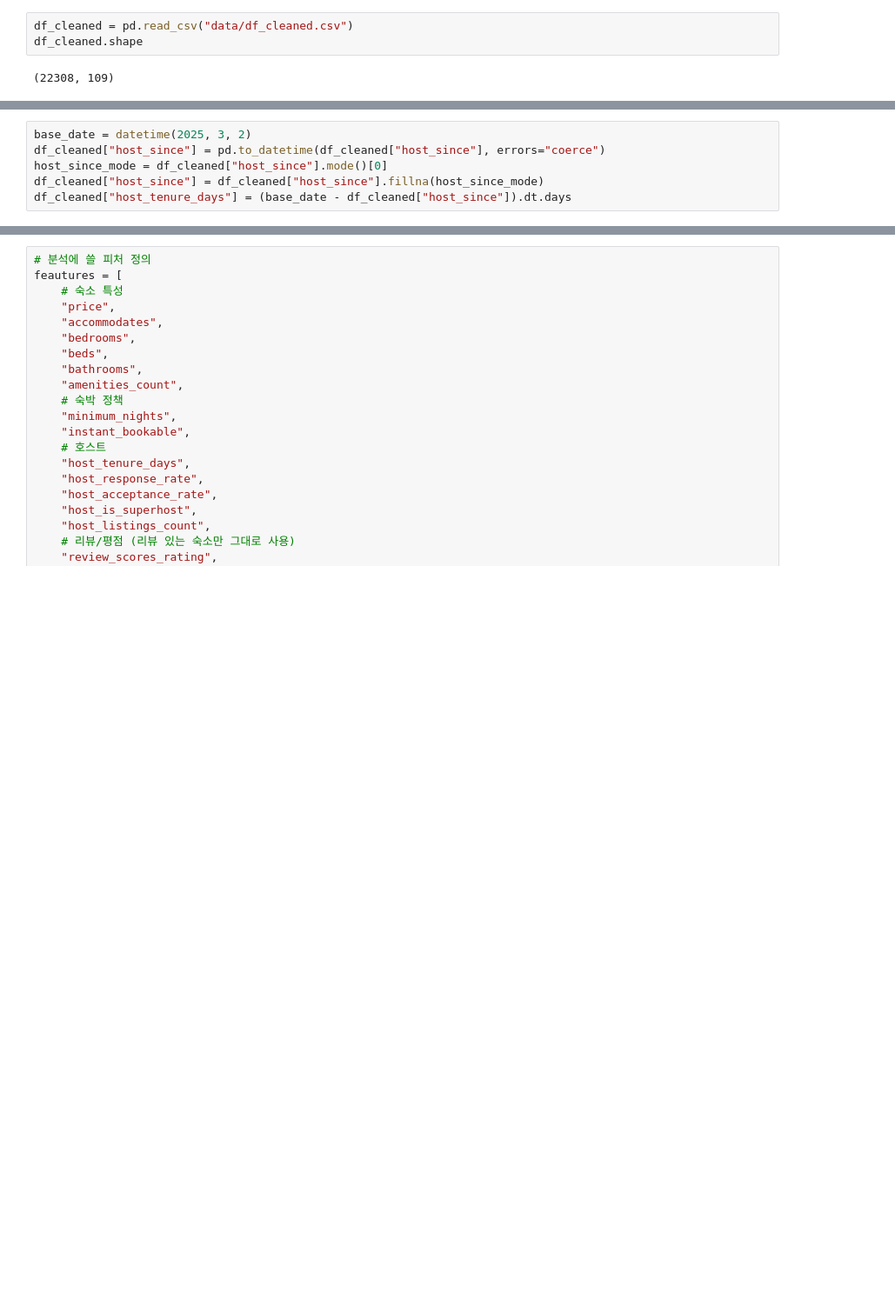
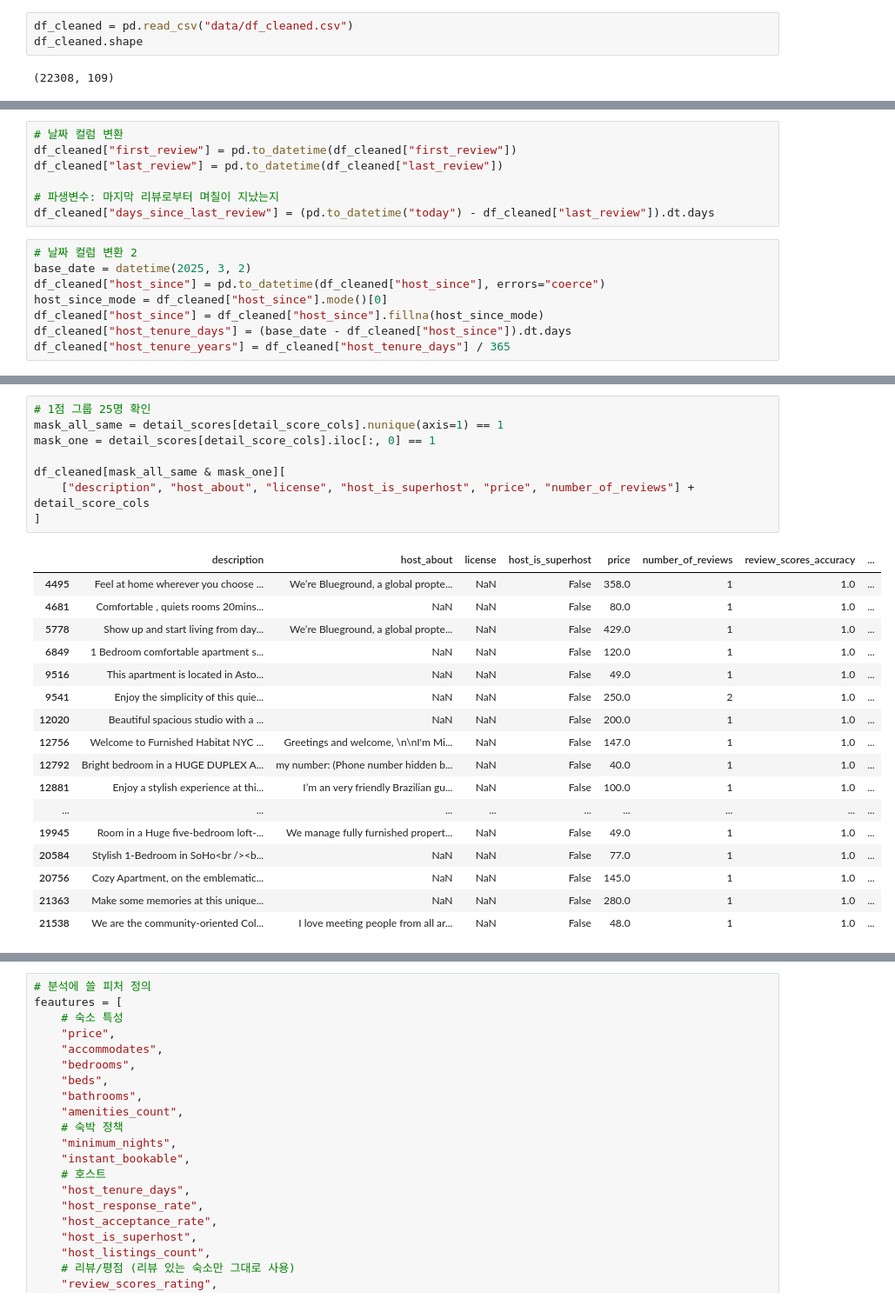
Before and after one commit to sybeom528/airbnb_price_prediction, a Jupyter notebook: notebooks/analyze.ipynb, the cells around one changed output, grey strips where cells are left out. Shown at 87% size. Saved outputs shown, nothing was run; the diff lists cells and outputs as text; blank space fills up the shorter version.

```diff
--- a/notebooks/analyze.ipynb
+++ b/notebooks/analyze.ipynb
@@ -37,6 +51,15 @@ df_cleaned.shape
+# %%
+# 날짜 컬럼 변환
+df_cleaned["first_review"] = pd.to_datetime(df_cleaned["first_review"])
+df_cleaned["last_review"] = pd.to_datetime(df_cleaned["last_review"])
+
+# 파생변수: 마지막 리뷰로부터 며칠이 지났는지
+df_cleaned["days_since_last_review"] = (pd.to_datetime("today") - df_cleaned["last_review"]).dt.days
 # %%
+# 날짜 컬럼 변환 2
 base_date = datetime(2025, 3, 2)
 df_cleaned["host_since"] = pd.to_datetime(df_cleaned["host_since"], errors="coerce")
 host_since_mode = df_cleaned["host_since"].mode()[0]
 df_cleaned["host_since"] = df_cleaned["host_since"].fillna(host_since_mode)
 df_cleaned["host_tenure_days"] = (base_date - df_cleaned["host_since"]).dt.days
+df_cleaned["host_tenure_years"] = df_cleaned["host_tenure_days"] / 365
@@ -62,0 +232,26 @@ print(f"리뷰 있는 숙소: {len(has_reviews)}개")
+# %%
+# 1점 그룹 25명 확인
+mask_all_same = detail_scores[detail_score_cols].nunique(axis=1) == 1
+mask_one = detail_scores[detail_score_cols].iloc[:, 0] == 1
+
+df_cleaned[mask_all_same & mask_one][
+    ["description", "host_about", "license", "host_is_superhost", "price", "number_of_reviews"] + detail_score_cols
+]
+# %% [output]
+|  | description | host_about | license | host_is_superhost | price | number_of_reviews | review_scores_accuracy | ... |
+| 4495 | Feel at home wherever you choose ... | We’re Blueground, a global propte... | NaN | False | 358.0 | 1 | 1.0 | ... |
+| 4681 | Comfortable , quiets rooms 20mins... | NaN | NaN | False | 80.0 | 1 | 1.0 | ... |
+| 5778 | Show up and start living from day... | We’re Blueground, a global propte... | NaN | False | 429.0 | 1 | 1.0 | ... |
+| 6849 | 1 Bedroom comfortable apartment s... | NaN | NaN | False | 120.0 | 1 | 1.0 | ... |
+| 9516 | This apartment is located in Asto... | NaN | NaN | False | 49.0 | 1 | 1.0 | ... |
+| 9541 | Enjoy the simplicity of this quie... | NaN | NaN | False | 250.0 | 2 | 1.0 | ... |
+| 12020 | Beautiful spacious studio with a ... | NaN | NaN | False | 200.0 | 1 | 1.0 | ... |
+| 12756 | Welcome to Furnished Habitat NYC ... | Greetings and welcome, \n\nI'm Mi... | NaN | False | 147.0 | 1 | 1.0 | ... |
+| 12792 | Bright bedroom in a HUGE DUPLEX A... | my number: (Phone number hidden b... | NaN | False | 40.0 | 1 | 1.0 | ... |
+| 12881 | Enjoy a stylish experience at thi... | I’m an very friendly Brazilian gu... | NaN | False | 100.0 | 1 | 1.0 | ... |
+| ... | ... | ... | ... | ... | ... | ... | ... | ... |
+| 19945 | Room in a Huge five-bedroom loft-... | We manage fully furnished propert... | NaN | False | 49.0 | 1 | 1.0 | ... |
+| 20584 | Stylish 1-Bedroom in SoHo<br /><b... | NaN | NaN | False | 77.0 | 1 | 1.0 | ... |
+| 20756 | Cozy Apartment, on the emblematic... | NaN | NaN | False | 145.0 | 1 | 1.0 | ... |
+| 21363 | Make some memories at this unique... | NaN | NaN | False | 280.0 | 1 | 1.0 | ... |
+| 21538 | We are the community-oriented Col... | I love meeting people from all ar... | NaN | False | 48.0 | 1 | 1.0 | ... |
```
Also changed, not shown: parts of 13 cells of this notebook, 2 other files.
